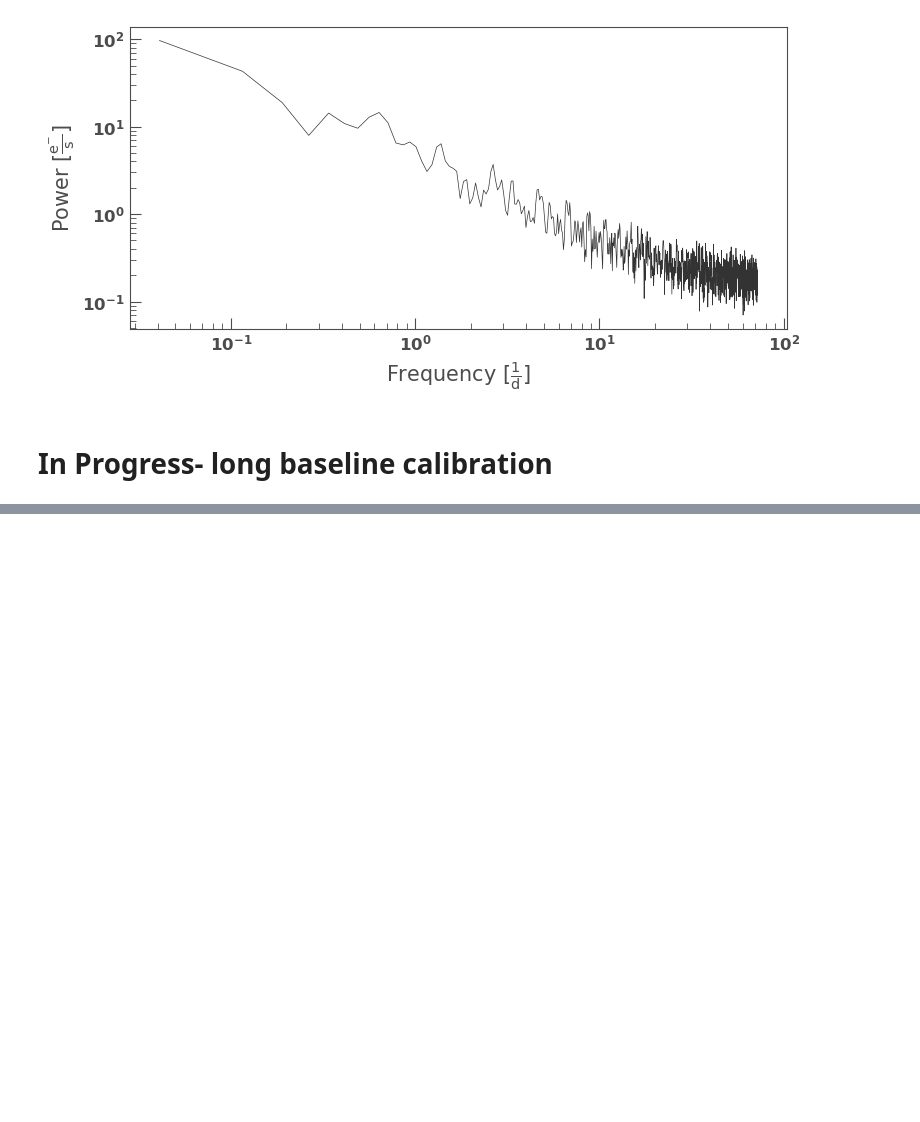
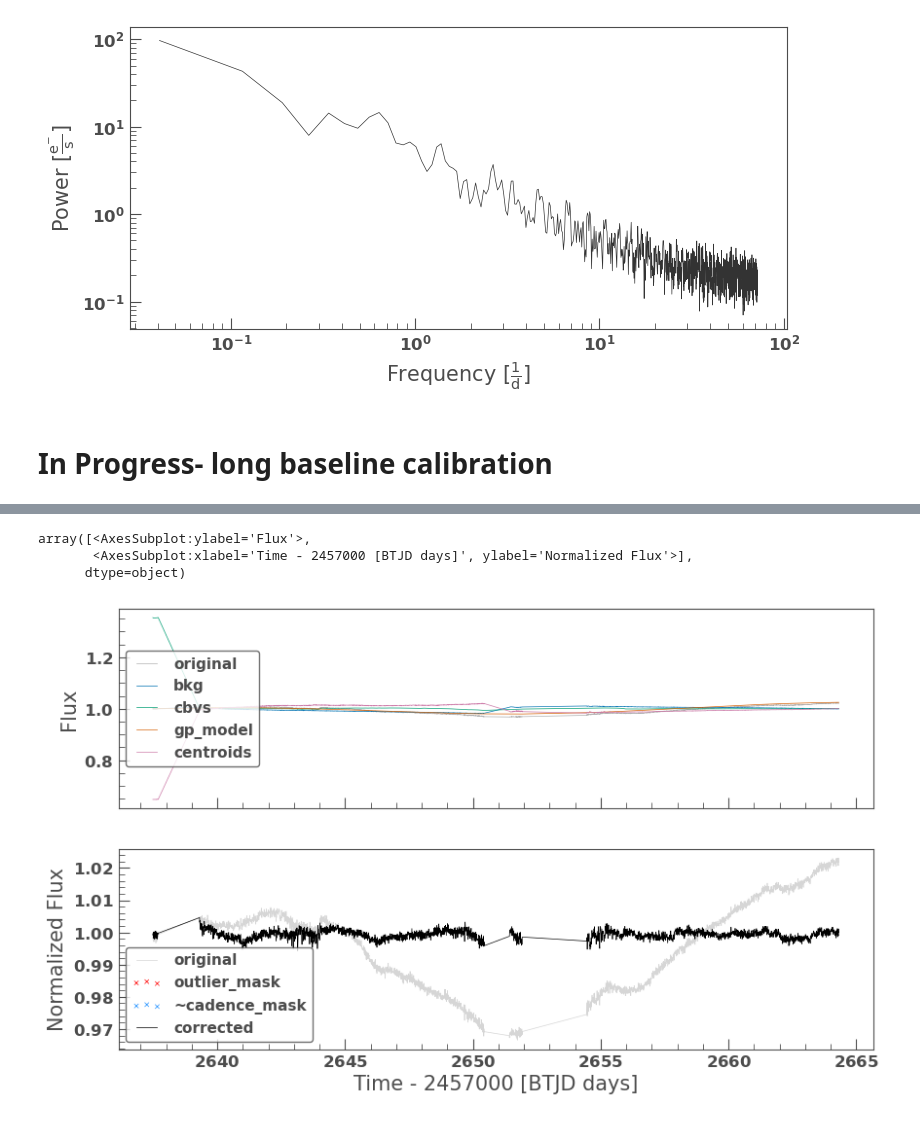
Before and after one commit to tylerapritchard/TESSGI_Tut_NGC4151, a Jupyter notebook: NGC4151.ipynb, the cells around one changed output, grey strips where cells are left out. Cells and saved outputs as stored; diff of their text form; code cells hidden in the pictures; blank space fills up the shorter version.

Commit message:
long-timesccale model

```diff
--- a/NGC4151.ipynb
+++ b/NGC4151.ipynb
@@ -138,6 +139,7 @@ with plt.style.context(MPLSTYLE):
 # %%
 # Lets now remove the flagged epochs from our lightcurve object
 lc = lc[~cut]
+tpf=tpf[~cut]
 # %% [markdown]
 # We now have a background subtracted lightcurve, with epochs of questionable data quality removed, that looks like this:
 # %%
@@ -227,0 +231,41 @@ with plt.style.context(MPLSTYLE):
+# %%
+# Obtain the CBVs from the mission
+# interpolate from 2min cbvs
+ncbvs = 3
+
+cbvc = lk.CBVCorrector(lc, interpolate_cbvs=True)
+multiscale1 = cbvc.cbvs[1].interpolate(lc).to_pandas()
+multiscale2 = cbvc.cbvs[2].interpolate(lc).to_pandas()
+cbvs = np.hstack([np.asarray(multiscale2[multiscale2.columns[2:2+ncbvs]])])
+# %%
+row = c_row[~cut]
+col = c_col[~cut]
+# These are cadences where there is non NaN flux inside the aperture.
+k = np.isfinite(lc.flux) & np.isfinite(lc.flux_err)
+# Design matrix with PCA of the pixels outside the aperture
+dm1 = lk.DesignMatrix(np.nan_to_num(tpf.flux[k][:, ~bigger_mask]), name='bkg').pca(2)
+# Design matrix with Cotrending Basis Vectors
+dm2 = lk.DesignMatrix(cbvs[k], name='cbvs').split(list(np.where(np.diff(lc[k].cadenceno) > 100)[0] + 1))
+
+# Design matrix with a time polynomial
+#dm3 = lk.DesignMatrix(np.vstack([tpf_corr.time.value[k] ** idx for idx in range(3)]).T, name='poly')
+#usethe gp model
+dm3 = lk.DesignMatrix(gp_f[k], name='gp_model')
+
+#centroid
+dm5 = lk.DesignMatrix(np.nan_to_num(np.vstack([row.value, col.value,
+                                               row.value*col.value]).T)[k],
+                      name='centroids').split(list(np.where(np.diff(lc[k].cadenceno) > 100)[0] + 1))
+# Combined Design Matrix
+dm = lk.DesignMatrixCollection([dm1, dm2,dm3,dm5])
+# %%
+# Correct the light curve using combined design matrix
+r = lk.RegressionCorrector(lc[k].normalize())
+lc2 = r.correct(dm)
+
+r.diagnose()
+# %% [output]
+array([<AxesSubplot:ylabel='Flux'>,
+       <AxesSubplot:xlabel='Time - 2457000 [BTJD days]', ylabel='Normalized Flux'>],
+      dtype=object)
+[figure, added]
```
Also changed, not shown: parts of 13 cells of this notebook.
